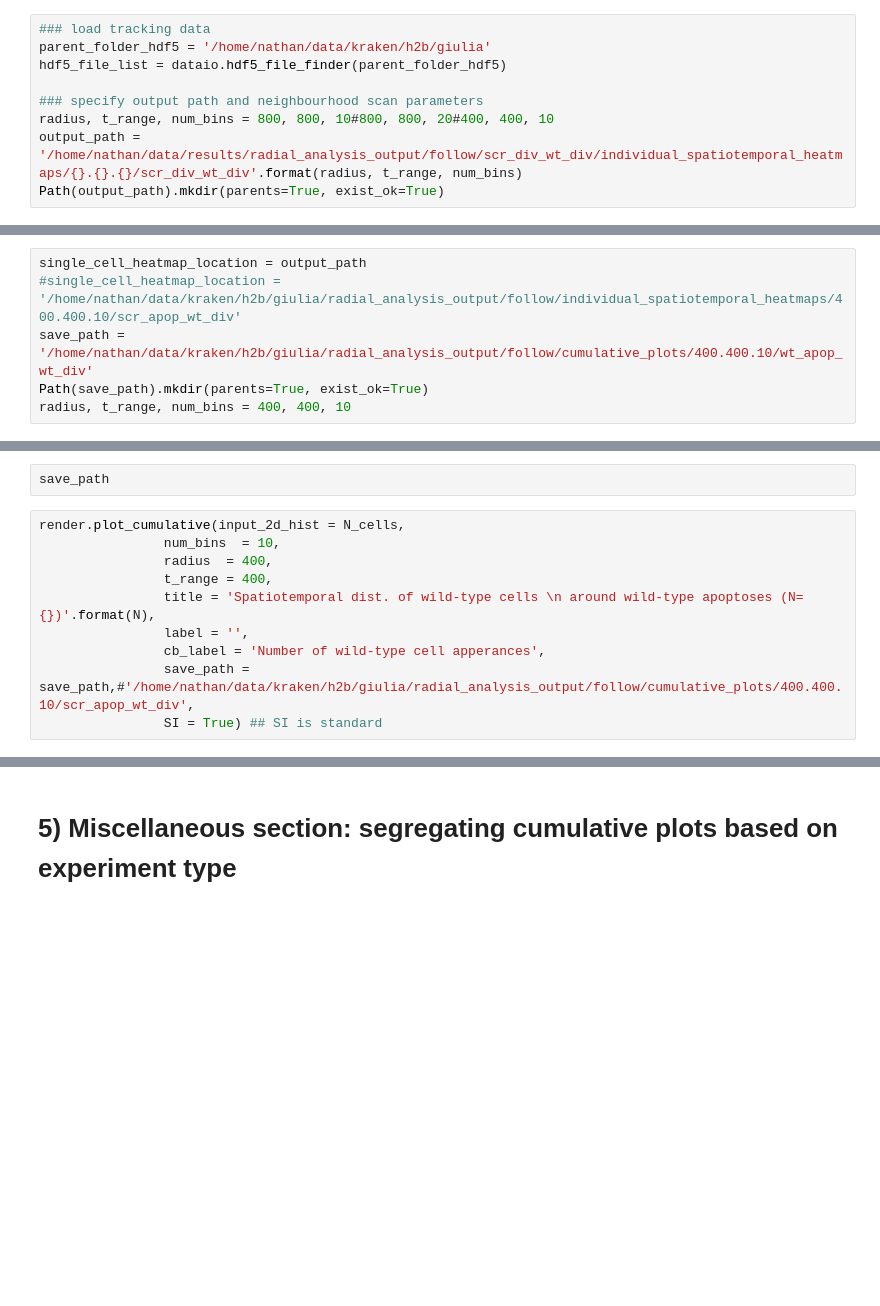
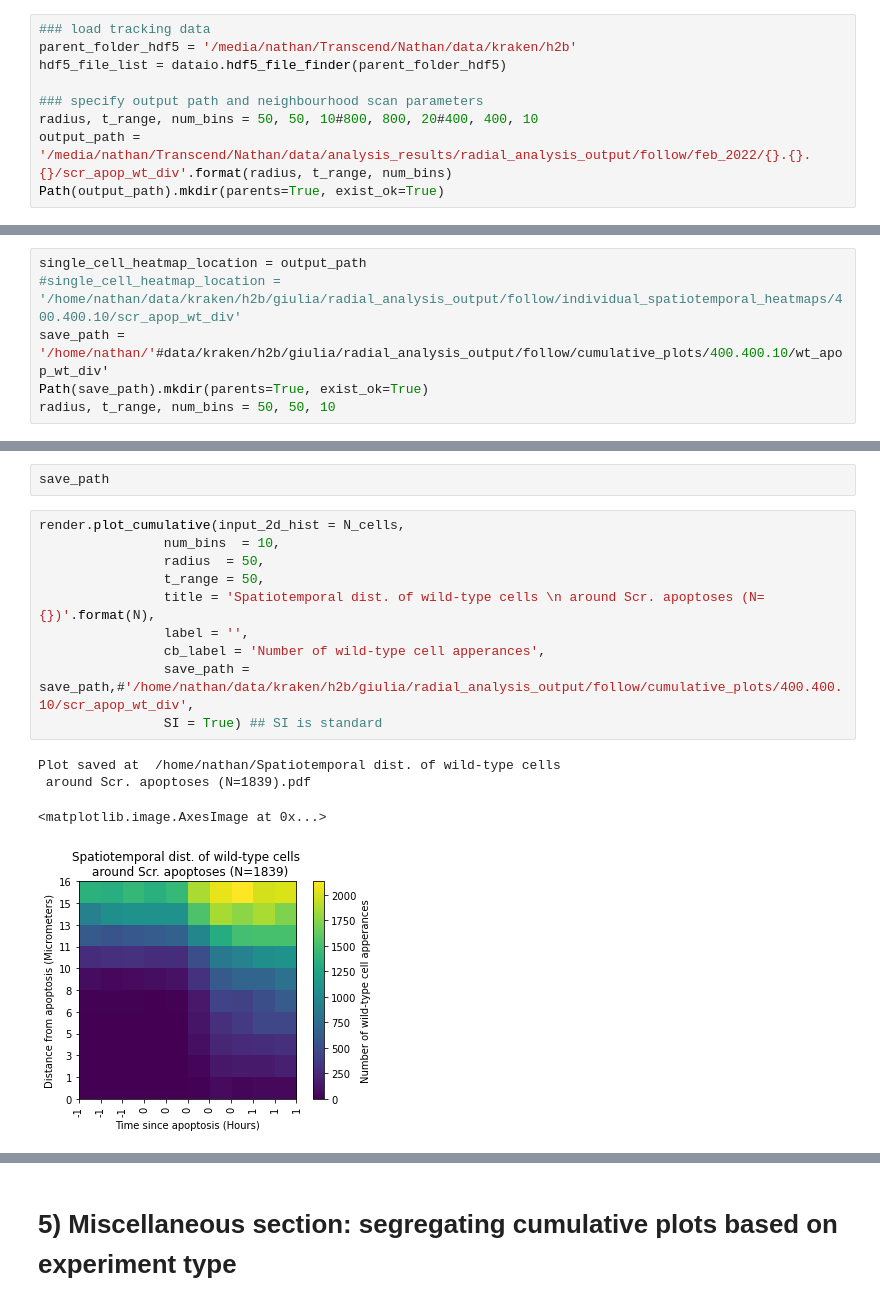
Before and after one commit to nthndy/cell-comp-analysis, a Jupyter notebook: radial_analysis/Cumulative_radial_analysis.ipynb, the cells around one changed output, grey strips where cells are left out. Saved outputs shown, nothing was run; the diff lists cells and outputs as text; blank space fills up the shorter version.

```diff
--- a/radial_analysis/Cumulative_radial_analysis.ipynb
+++ b/radial_analysis/Cumulative_radial_analysis.ipynb
@@ -101,12 +101,12 @@ Length of modified dict vs original: 748 / 748
 `dataio.hdf5_file_finder(parent_folder_hdf5)` loads a list of all hdf5 files when supplied with the parent directory of all the experiments. This relies on a typical sub-parent directory structure of `'GV****/Pos*/*aligned/HDF/segmented.hdf5'` (aligned folder optional)
 # %%
 ### load tracking data
-parent_folder_hdf5 = '/home/nathan/data/kraken/h2b/giulia'
+parent_folder_hdf5 = '/media/nathan/Transcend/Nathan/data/kraken/h2b'
 hdf5_file_list = dataio.hdf5_file_finder(parent_folder_hdf5)
 
 ### specify output path and neighbourhood scan parameters
-radius, t_range, num_bins = 800, 800, 10#800, 800, 20#400, 400, 10
-output_path = '/home/nathan/data/results/radial_analysis_output/follow/scr_div_wt_div/individual_spatiotemporal_heatmaps/{}.{}.{}/scr_div_wt_div'.format(radius, t_range, num_bins)
+radius, t_range, num_bins = 50, 50, 10#800, 800, 20#400, 400, 10
+output_path = '/media/nathan/Transcend/Nathan/data/analysis_results/radial_analysis_output/follow/feb_2022/{}.{}.{}/scr_apop_wt_div'.format(radius, t_range, num_bins)
 Path(output_path).mkdir(parents=True, exist_ok=True)
 # %% [markdown]
 ## 3) Iteratively calculate and save out individual heatmaps
@@ -168,9 +244,9 @@ Compile cumulative heatmap by iteratively adding single-apoptosis heatmaps from
 # %%
 single_cell_heatmap_location = output_path
 #single_cell_heatmap_location = '/home/nathan/data/kraken/h2b/giulia/radial_analysis_output/follow/individual_spatiotemporal_heatmaps/400.400.10/scr_apop_wt_div'
-save_path = '/home/nathan/data/kraken/h2b/giulia/radial_analysis_output/follow/cumulative_plots/400.400.10/wt_apop_wt_div'
+save_path = '/home/nathan/'#data/kraken/h2b/giulia/radial_analysis_output/follow/cumulative_plots/400.400.10/wt_apop_wt_div'
 Path(save_path).mkdir(parents=True, exist_ok=True)
-radius, t_range, num_bins = 400, 400, 10
+radius, t_range, num_bins = 50, 50, 10
 # %%
 N_cells, N_events = np.zeros((num_bins, num_bins)), np.zeros((num_bins, num_bins))
 N = 0
@@ -204,13 +284,18 @@ save_path
 # %%
 render.plot_cumulative(input_2d_hist = N_cells,
                 num_bins  = 10,
-                radius  = 400,
-                t_range = 400,
-                title = 'Spatiotemporal dist. of wild-type cells \n around wild-type apoptoses (N={})'.format(N),
+                radius  = 50,
+                t_range = 50,
+                title = 'Spatiotemporal dist. of wild-type cells \n around Scr. apoptoses (N={})'.format(N),
                 label = '',
                 cb_label = 'Number of wild-type cell apperances',
                 save_path = save_path,#'/home/nathan/data/kraken/h2b/giulia/radial_analysis_output/follow/cumulative_plots/400.400.10/scr_apop_wt_div',
                 SI = True) ## SI is standard
+# %% [output]
+Plot saved at  /home/nathan/Spatiotemporal dist. of wild-type cells
+ around Scr. apoptoses (N=1839).pdf
+<matplotlib.image.AxesImage at 0x...>
+[figure, added]
 # %%
 render.plot_cumulative(input_2d_hist = N_events,
                 num_bins  = 10,
```
Also changed, not shown: parts of 12 cells of this notebook, 8 other files.
